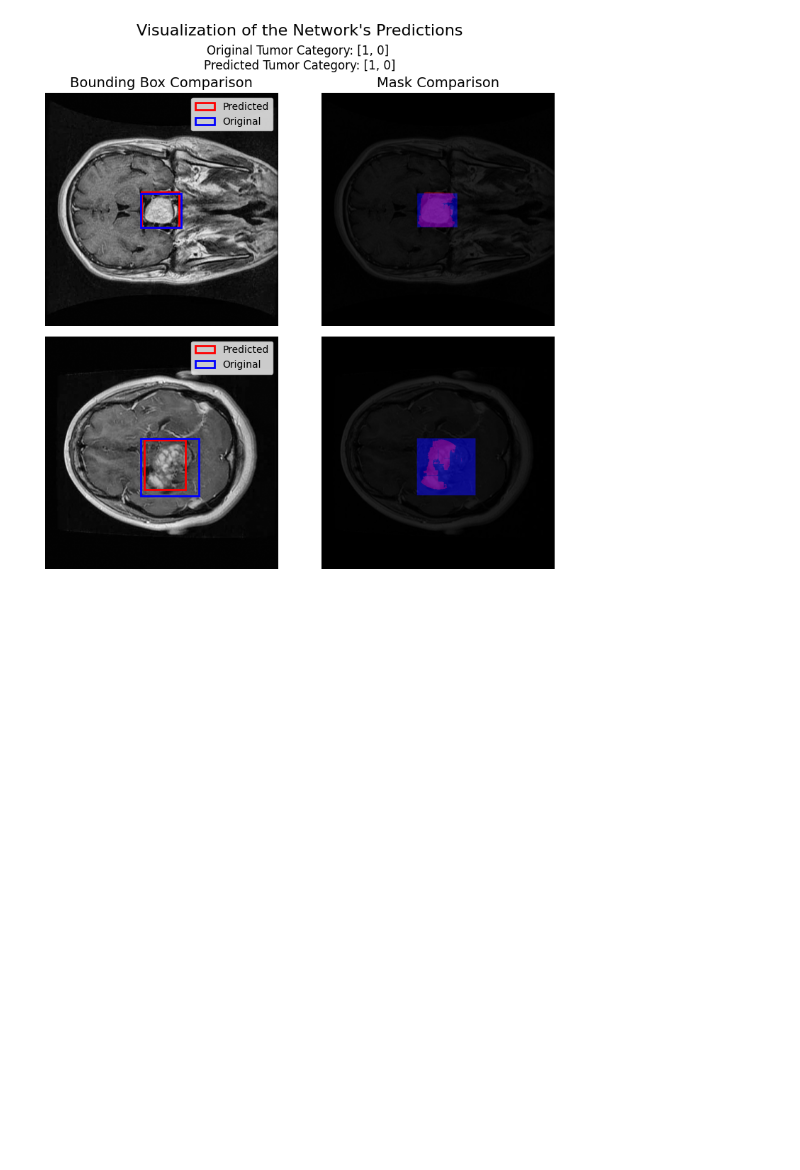
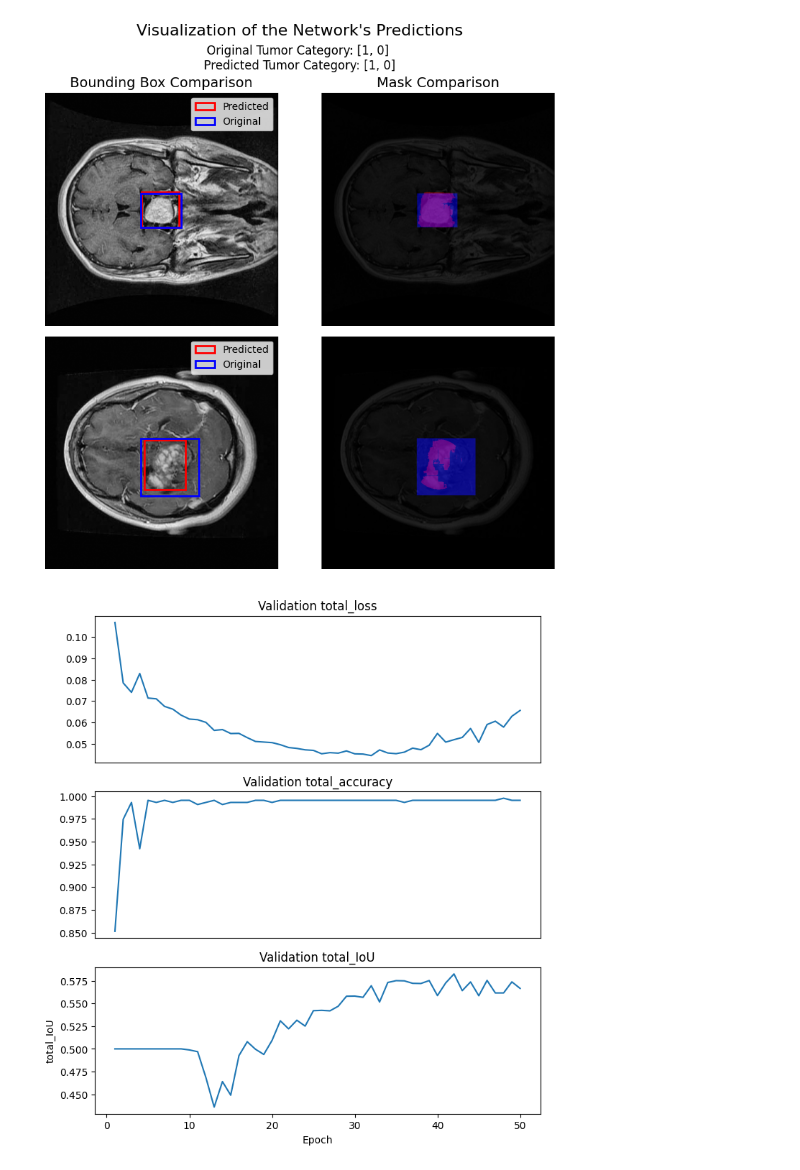
Before and after one commit to HumbertoPotes/BrainTumorDetection, a Jupyter notebook: data_loading.ipynb, the cells around one changed output. Cells and saved outputs as stored; diff of their text form; code cells hidden in the pictures; blank space fills up the shorter version.

Commit message:
added logs visualization to the notebook, fixed mistake on iou visualization

```diff
--- a/data_loading.ipynb
+++ b/data_loading.ipynb
@@ -204,3 +204,34 @@ plt.show()
 plt.close(f)
 # %% [output]
 [figure]
+# %%
+from utils import tensorboard_log, visualization_of_logs
+import json
+
+with open('config.json') as f:
+    config = json.load(f)
+pc_name = config['pc_name']
+
+dictee = tensorboard_log(
+    {},
+    f'runs/May05_01-52-01_{pc_name}',
+    'val',
+    'total_loss',
+)
+dictee = tensorboard_log(
+    dictee,
+    f'runs/May05_01-52-01_{pc_name}',
+    'val',
+    'total_accuracy',
+)
+dictee = tensorboard_log(
+    dictee,
+    f'runs/May05_01-52-01_{pc_name}',
+    'val',
+    'total_IoU',
+)
+f2,a2 =visualization_of_logs(dictee)
+plt.show()
+plt.close(f2)
+# %% [output]
+[figure, added]
```
Also changed, not shown: 3 other files.
